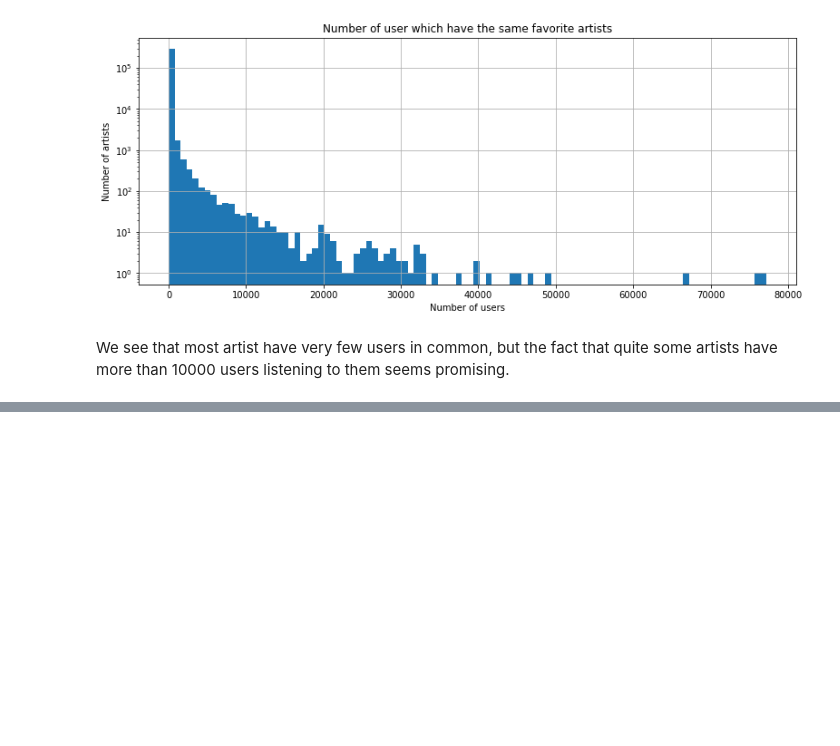
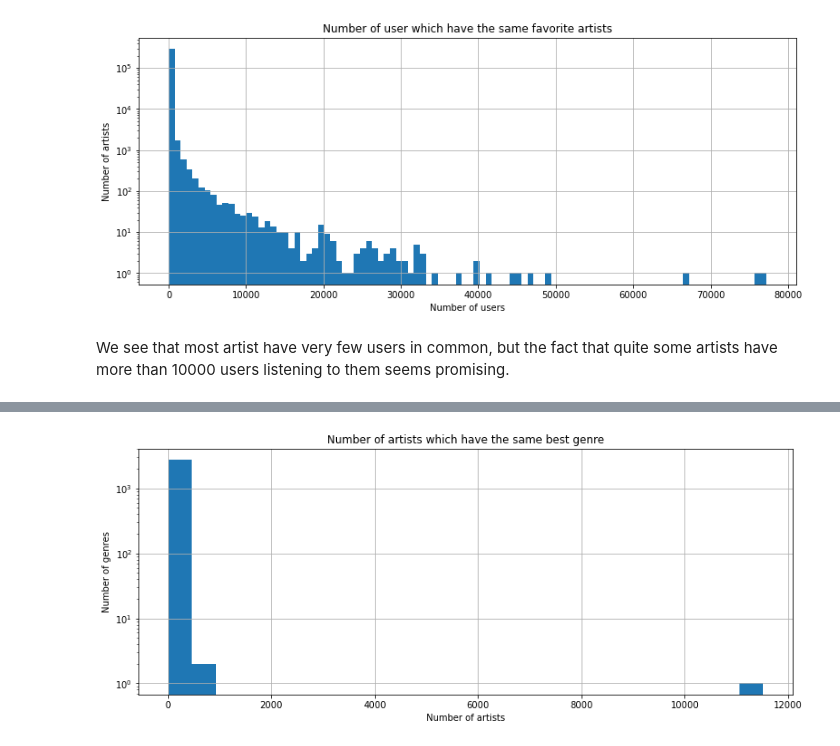
Before and after one commit to Caotick/mlbd-project, a Jupyter notebook: mlbd_project.ipynb, the cells around one changed output, grey strips where cells are left out. Saved outputs shown, nothing was run; the diff lists cells and outputs as text; code cells hidden in the pictures; blank space fills up the shorter version.

```diff
--- a/mlbd_project.ipynb
+++ b/mlbd_project.ipynb
@@ -222,0 +300,5 @@ We see that most artist have very few users in common, but the fact that quite s
+# %%
+genres = add_data['Genres'].tolist()
+all_genres = [item for sublist in genres for item in sublist]
+unique_genres = set(all_genres)
+len(unique_genres)
@@ -222,0 +307,4 @@ We see that most artist have very few users in common, but the fact that quite s
+# %%
+from collections import Counter
+c = Counter(all_genres)
+c.most_common(25)
@@ -222,0 +329,12 @@ We see that most artist have very few users in common, but the fact that quite s
+# %%
+def best_genre(l, c) :
+    best = ""
+    best_num = 0
+    for elem in l:
+        if(c[elem] > best_num) :
+            best = elem
+            best_num = c[elem]
+    return best
+# %%
+add_data['best_genre'] = add_data['Genres'].map(lambda x: best_genre(x, c))
+add_data.head()
@@ -222,0 +348,8 @@ We see that most artist have very few users in common, but the fact that quite s
+# %%
+add_data.groupby('best_genre').size().hist(bins = 25, figsize = (13, 5))
+plt.yscale('log')
+plt.title('Number of artists which have the same best genre')
+plt.xlabel('Number of artists')
+_ = plt.ylabel('Number of genres')
+# %% [output]
+[figure, added]
```
Also changed, not shown: parts of 32 cells of this notebook, 2 other files.
